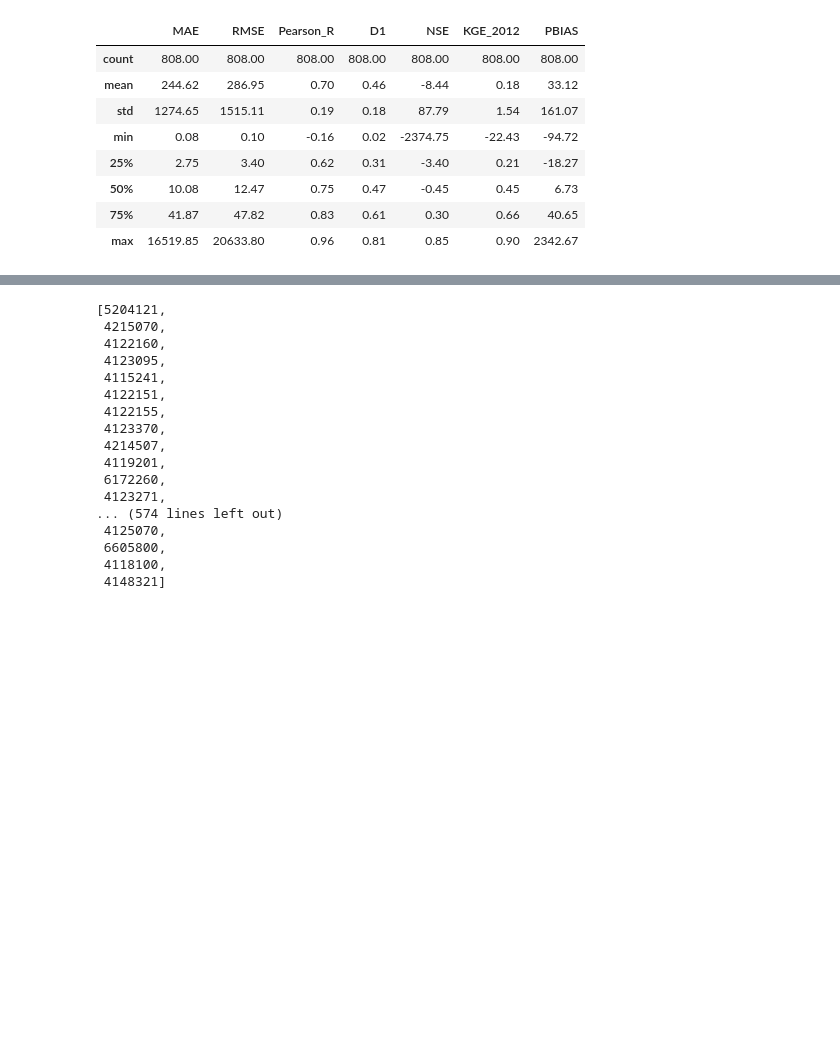
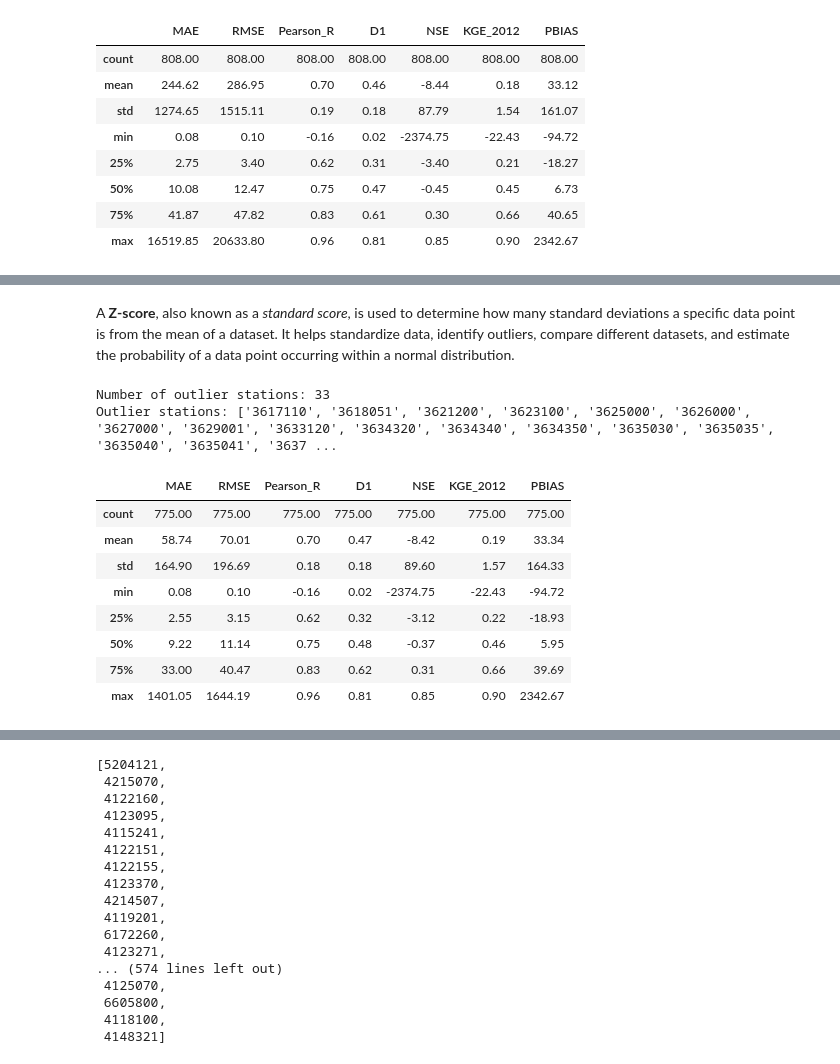
Before and after one commit to jevago262000/PhD_1-Water_Balance, a Jupyter notebook: 7.2a.streamflow_analysis_from_wyield4.ipynb, the cells around one changed output, grey strips where cells are left out. Drawn from its saved outputs; the diff is of its cells as text; code cells hidden in the pictures; blank space fills up the shorter version.

```diff
--- a/7.2a.streamflow_analysis_from_wyield4.ipynb
+++ b/7.2a.streamflow_analysis_from_wyield4.ipynb
@@ -484,0 +526,33 @@ stats_all_years.describe().map(lambda x: f"{x:.2f}")
+# %% [markdown]
+A **Z-score**, also known as a *standard score*, is used to determine how many standard deviations a specific data point is from the mean of a dataset. It helps standardize data, identify outliers, compare different datasets, and estimate the probability of a data point occurring within a normal distribution.
+# %%
+from scipy.stats import zscore
+
+# Calculate z-scores for the error metrics in stats_all_years
+z_scores = stats_all_years[['MAE', 'RMSE']].apply(zscore)
+
+# Define a threshold for identifying outliers
+threshold = 1 # Adjust this value as needed. If you want to be more strict, you can use a lower value like 1.0
+# In a Gaussian distribution, approximately 86.6% of the data lie between the mean and +/- 1.5 standard deviations.
+
+# Identify stations with very large errors
+outliers = z_scores[(z_scores['MAE'] > threshold) | (z_scores['RMSE'] > threshold)]
+outlier_stations = outliers.index.tolist()
+
+print(f"Number of outlier stations: {len(outlier_stations)}")
+print("Outlier stations:", outlier_stations)
+
+stats_all_years_no_outliers = stats_all_years[~stats_all_years.index.isin(outlier_stations)]
+stats_all_years_no_outliers.describe().map(lambda x: f"{x:.2f}")
+# %% [output]
+Number of outlier stations: 33
+Outlier stations: ['3617110', '3618051', '3621200', '3623100', '3625000', '3626000', '3627000', '3629001', '3633120', '3634320', '3634340', '3634350', '3635030', '3635035', '3635040', '3635041', '3637 ...
+|  | MAE | RMSE | Pearson_R | D1 | NSE | KGE_2012 | PBIAS |
+| count | 775.00 | 775.00 | 775.00 | 775.00 | 775.00 | 775.00 | 775.00 |
+| mean | 58.74 | 70.01 | 0.70 | 0.47 | -8.42 | 0.19 | 33.34 |
+| std | 164.90 | 196.69 | 0.18 | 0.18 | 89.60 | 1.57 | 164.33 |
+| min | 0.08 | 0.10 | -0.16 | 0.02 | -2374.75 | -22.43 | -94.72 |
+| 25% | 2.55 | 3.15 | 0.62 | 0.32 | -3.12 | 0.22 | -18.93 |
+| 50% | 9.22 | 11.14 | 0.75 | 0.48 | -0.37 | 0.46 | 5.95 |
+| 75% | 33.00 | 40.47 | 0.83 | 0.62 | 0.31 | 0.66 | 39.69 |
+| max | 1401.05 | 1644.19 | 0.96 | 0.81 | 0.85 | 0.90 | 2342.67 |
```
Also changed, not shown: parts of 7 cells of this notebook.
